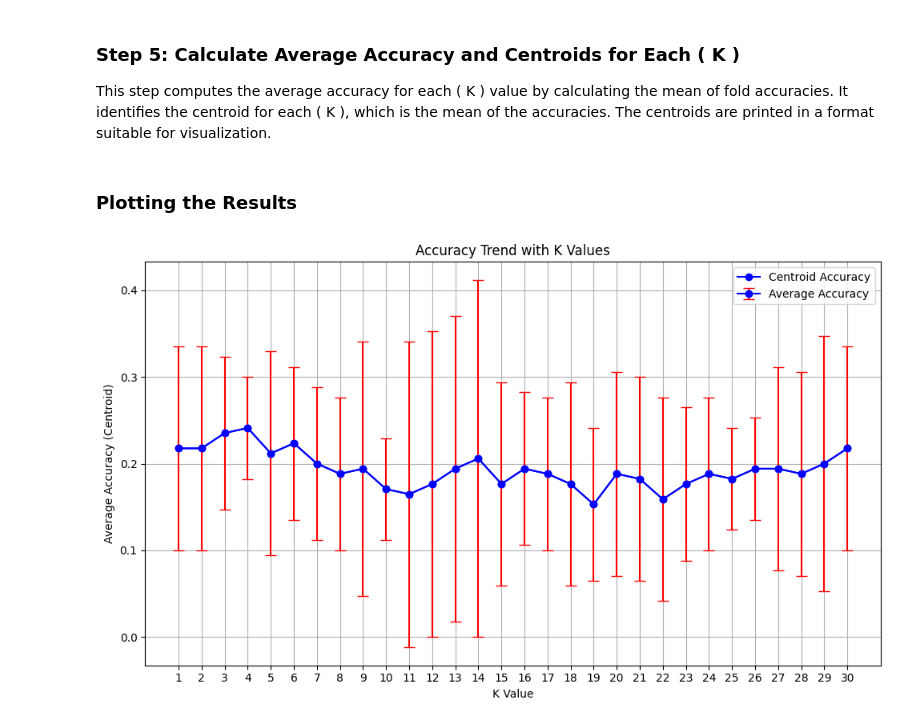
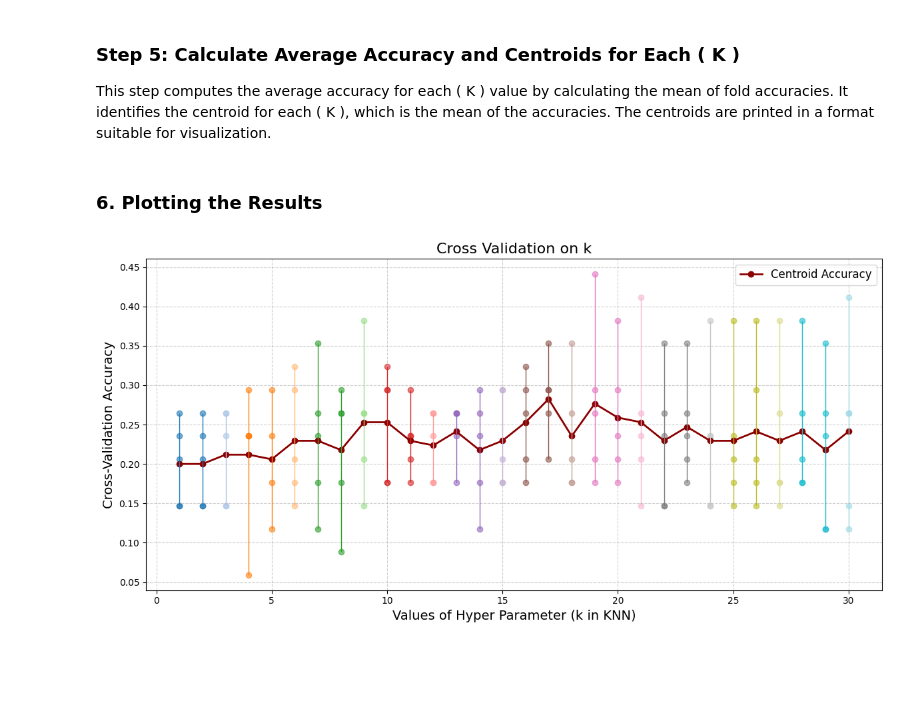
Before and after one commit to TanjiEvan/CVPR, a Jupyter notebook: MID/knn.ipynb, the cells around one changed output. Saved outputs shown, nothing was run; the diff lists cells and outputs as text; code cells hidden in the pictures; blank space fills up the shorter version.

```diff
--- a/MID/knn.ipynb
+++ b/MID/knn.ipynb
@@ -354,7 +354,7 @@ K = 30, Centroid (Mean Accuracy) = 0.2176
 
 This step computes the average accuracy for each \( K \) value by calculating the mean of fold accuracies. It identifies the centroid for each \( K \), which is the mean of the accuracies. The centroids are printed in a format suitable for visualization.
 # %% [markdown]
-### **Plotting the Results**
+### **6. Plotting the Results**
 # %%
 def knn_plotting(X, y, num_folds=5, k_values=range(1, 31)):
     fold_size = len(X) // num_folds
@@ -375,47 +375,55 @@ def knn_plotting(X, y, num_folds=5, k_values=range(1, 31)):
                     correct += 1
             accuracy = correct / len(X_val)
             accuracies[k].append(accuracy)
 
     # Calculate and return centroids (mean accuracies)
     centroids = {k: np.mean(acc) for k, acc in accuracies.items()}
     return accuracies, centroids
 
 # Run cross-validation and get accuracies and centroids
 accuracies, centroids = knn_plotting(X, y, num_folds=5, k_values=range(1, 31))
 
 errors = []
 
 # Calculate the error as the range (max - min)
 for k, fold_accuracies in accuracies.items():
     error = np.ptp(fold_accuracies)  # ptp gives the range (max - min)
     errors.append(error)
 
 # K values (1 to 30) as the x-axis
 k_values = list(accuracies.keys())
 
-# Plot the graph
-plt.figure(figsize=(10, 6))
+# Create a colormap with distinct colors for each k value using plt.get_cmap()
+cmap = plt.get_cmap("tab20")  # You can try other colormaps like "viridis", "plasma", etc.
 
-# Plotting the centroids with line and markers
-plt.plot(k_values, list(centroids.values()), 'bo-', label='Centroid Accuracy')  # 'bo-' means blue color, circle markers, and solid line
+# Updated Plotting the results
+plt.figure(figsize=(12, 6))
+plt.title("Cross Validation on k", fontsize=16)
+plt.xlabel("Values of Hyper Parameter (k in KNN)", fontsize=14)
+plt.ylabel("Cross-Validation Accuracy", fontsize=14)
 
-# Plotting the error bars
-plt.errorbar(k_values, list(centroids.values()), yerr=errors, fmt='o-', color='b', ecolor='r', capsize=5, label='Average Accuracy')
+# Plot the average accuracies (centroid) as a line
+plt.plot(k_values, list(centroids.values()), color='darkred', marker='o', linewidth=2, label="Centroid")
 
-# Add labels and title
-plt.xlabel('K Value')
-plt.ylabel('Average Accuracy (Centroid)')
-plt.title('Accuracy Trend with K Values')
+# Add vertical lines for accuracy ranges (min-max) and scatter plot for fold accuracies
+for idx, (k, fold_accuracies) in enumerate(accuracies.items()):
+    min_acc = min(fold_accuracies)
+    max_acc = max(fold_accuracies)
+    avg_acc = np.mean(fold_accuracies)
 
-# Set x-ticks for K values from 1 to 30
-plt.xticks(np.arange(1, 31, step=1))
+    # Get a color from the colormap
+    color = cmap(idx / len(k_values))  # Normalize the index to the range [0, 1] for the colormap
 
-plt.grid(True)
-# Display the legend
-plt.legend()
+    # Draw vertical line for range (min to max accuracy)
+    plt.vlines(x=k, ymin=min_acc, ymax=max_acc, color=color, linewidth=1)
 
-# Display the plot
+    # Scatter plot for individual fold accuracies
+    plt.scatter([k] * len(fold_accuracies), fold_accuracies, color=color, alpha=0.6)
+
+# Add legend and finalize the plot
+plt.legend(["Centroid Accuracy"], fontsize=12)
+plt.grid(True, linestyle='--', alpha=0.6)
 plt.tight_layout()
 plt.show()
 # %% [output]
-[figure, old version]
+[figure, new version]
```
Also changed, not shown: parts of 5 cells of this notebook.
